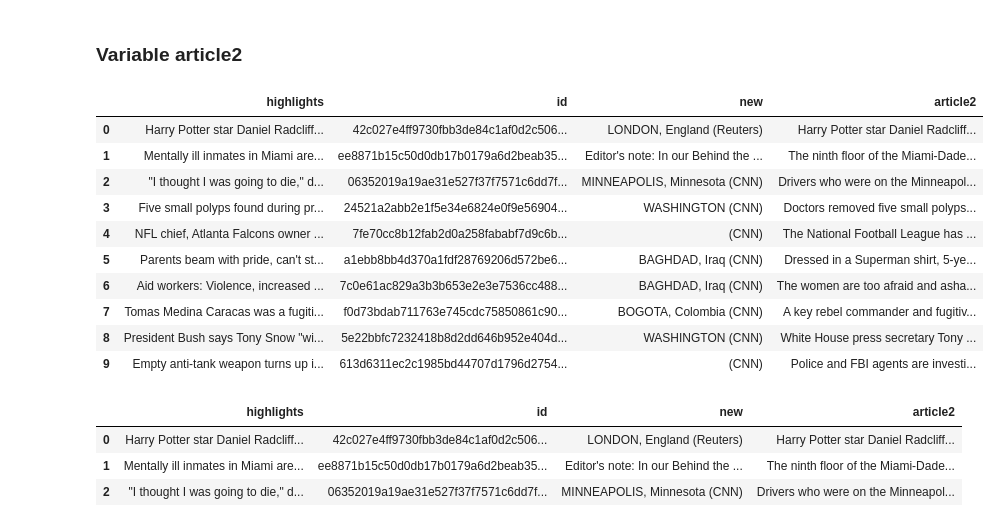
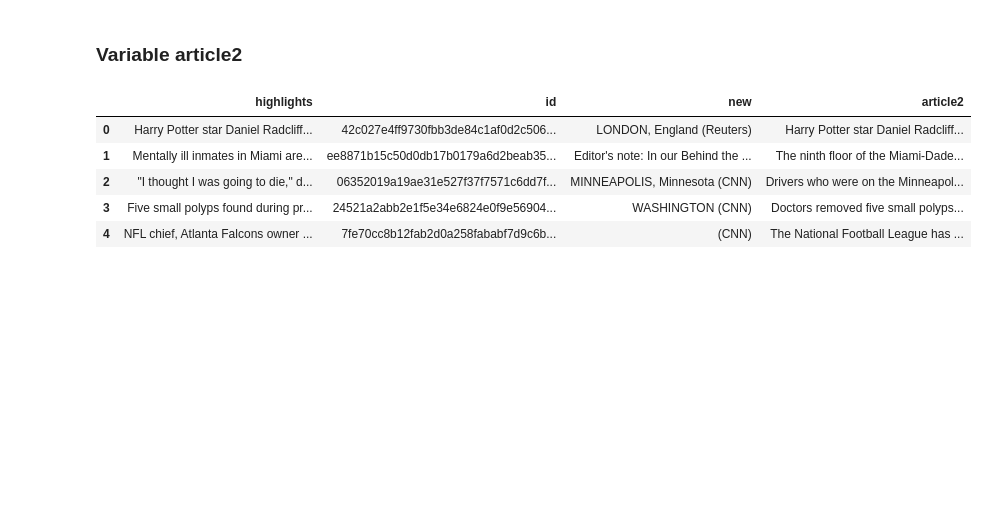
Before and after one commit to andressj1/Prueba-Tecnica, a Jupyter notebook: Copia_de_Prueba_Técnica.ipynb, the cells around one changed output. Drawn from its saved outputs; the diff is of its cells as text; code cells hidden in the pictures; blank space fills up the shorter version.

```diff
--- a/Copia_de_Prueba_Técnica.ipynb
+++ b/Copia_de_Prueba_Técnica.ipynb
@@ -143,5 +106,5 @@ df['highlights'] = df['highlights'].str.replace('NEW:', '', regex=False) #Elimin
 # %% [markdown]
 ### Variable "article"
 # %%
-df['article'] = df['article'].str.replace(r'E-mail to a friend*', '', regex=True) #Elimina "E-mail to a friend*" y su continuación
-#df.head(15)
+df['article'] = df['article'].str.replace(r'E-mail to a friend.*', '', regex=True) #Elimina "E-mail to a friend*" y su continuación
+df.head(15)
@@ -167,26 +147,11 @@ df.drop(["article"], axis=1, inplace=True) #Elimina la variable "Article"
 ### Variable article2
 # %%
 df['article2'] = df['article2'].str.replace('--', '', regex=True) #Elimina "--" de la columna 'article2'
-df['article2'] = df['article2'].str.replace(r'\.\s*\.$', '.', regex=True) #Elimina un "." innecesario
-df.head(10)
+df.head(5)
 # %% [output]
 |  | highlights | id | new | article2 |
 | 0 | Harry Potter star Daniel Radcliff... | 42c027e4ff9730fbb3de84c1af0d2c506... | LONDON, England (Reuters) | Harry Potter star Daniel Radcliff... |
 | 1 | Mentally ill inmates in Miami are... | ee8871b15c50d0db17b0179a6d2beab35... | Editor's note: In our Behind the ... | The ninth floor of the Miami-Dade... |
 | 2 | "I thought I was going to die," d... | 06352019a19ae31e527f37f7571c6dd7f... | MINNEAPOLIS, Minnesota (CNN) | Drivers who were on the Minneapol... |
 | 3 | Five small polyps found during pr... | 24521a2abb2e1f5e34e6824e0f9e56904... | WASHINGTON (CNN) | Doctors removed five small polyps... |
 | 4 | NFL chief, Atlanta Falcons owner ... | 7fe70cc8b12fab2d0a258fababf7d9c6b... | (CNN) | The National Football League has ... |
-| 5 | Parents beam with pride, can't st... | a1ebb8bb4d370a1fdf28769206d572be6... | BAGHDAD, Iraq (CNN) | Dressed in a Superman shirt, 5-ye... |
-| 6 | Aid workers: Violence, increased ... | 7c0e61ac829a3b3b653e2e3e7536cc488... | BAGHDAD, Iraq (CNN) | The women are too afraid and asha... |
-| 7 | Tomas Medina Caracas was a fugiti... | f0d73bdab711763e745cdc75850861c90... | BOGOTA, Colombia (CNN) | A key rebel commander and fugitiv... |
-| 8 | President Bush says Tony Snow "wi... | 5e22bbfc7232418b8d2dd646b952e404d... | WASHINGTON (CNN) | White House press secretary Tony ... |
-| 9 | Empty anti-tank weapon turns up i... | 613d6311ec2c1985bd44707d1796d2754... | (CNN) | Police and FBI agents are investi... |
-# %%
-df4 = df.copy()
-df4['article2'] = df4['article2'].str.replace(r'\.\s\.', '.', regex=True)
-df4.head(3)
-# %% [output]
-|  | highlights | id | new | article2 |
-| 0 | Harry Potter star Daniel Radcliff... | 42c027e4ff9730fbb3de84c1af0d2c506... | LONDON, England (Reuters) | Harry Potter star Daniel Radcliff... |
-| 1 | Mentally ill inmates in Miami are... | ee8871b15c50d0db17b0179a6d2beab35... | Editor's note: In our Behind the ... | The ninth floor of the Miami-Dade... |
-| 2 | "I thought I was going to die," d... | 06352019a19ae31e527f37f7571c6dd7f... | MINNEAPOLIS, Minnesota (CNN) | Drivers who were on the Minneapol... |
```
Also changed, not shown: parts of 12 cells of this notebook.
